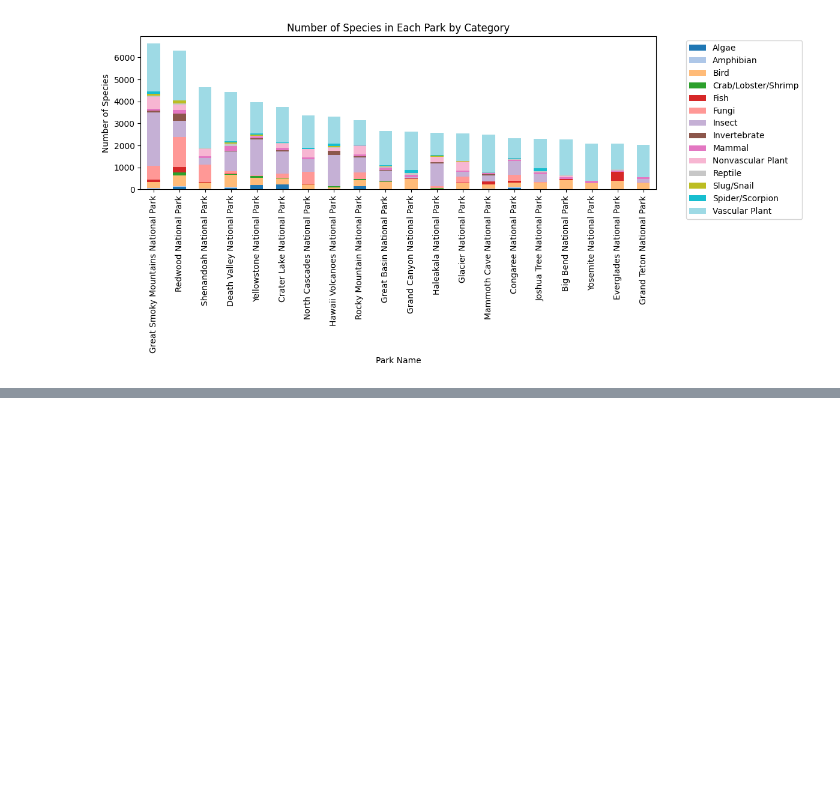
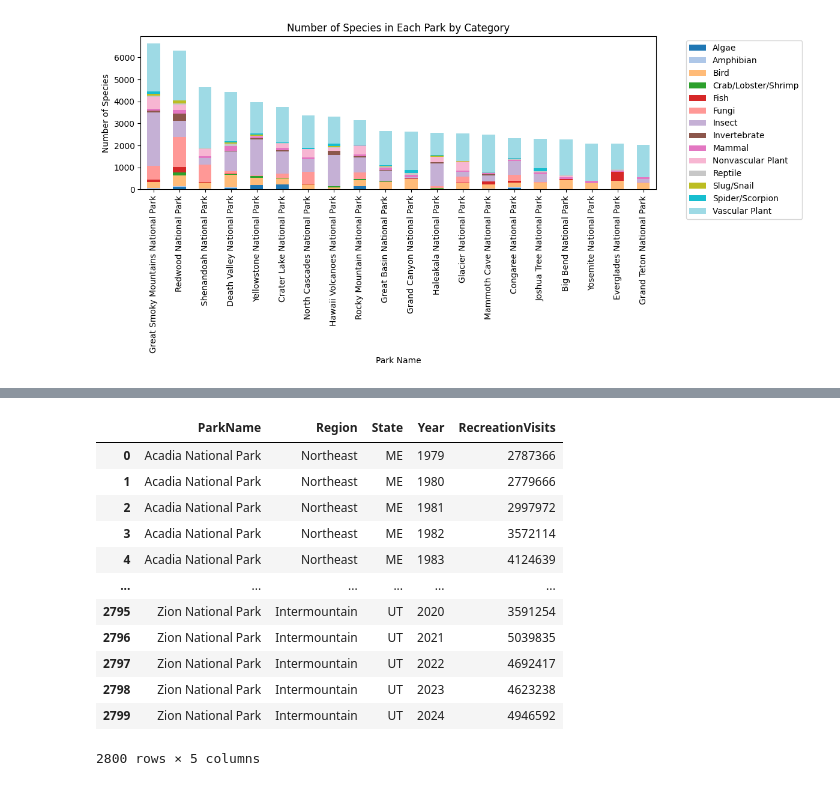
Before and after one commit to elijahsandler/nps-biodiversity, a Jupyter notebook: initial_viz.ipynb, the cells around one changed output, grey strips where cells are left out. Drawn from its saved outputs; the diff is of its cells as text; code cells hidden in the pictures; blank space fills up the shorter version.

Commit message:
Implement data processing for species analysis

```diff
--- a/initial_viz.ipynb
+++ b/initial_viz.ipynb
@@ -149,0 +218,46 @@ fig
+# %%
+visits = pd.read_csv('visits.csv')
+
+
+#  Kings Canyon and Sequoia
+kings_mask = visits['ParkName'] == 'Kings Canyon NP'
+sequoia_mask = visits['ParkName'] == 'Sequoia NP'
+
+# Combine the data for  parks
+combined_data = visits[kings_mask | sequoia_mask].copy()
+
+# Group by year and sum the visits
+combined_grouped = combined_data.groupby('Year').agg({
+    'Region': 'first',
+    'State': 'first',
+    'RecreationVisits': 'sum'
+}).reset_index()
+
+# Add the new park name
+combined_grouped['ParkName'] = 'Sequoia and Kings Canyon National Parks'
+
+# Remove the original Kings Canyon and Sequoia rows
+df_cleaned = visits[~(kings_mask | sequoia_mask)].copy()
+
+# Concatenate with the new combined rows
+df_final = pd.concat([df_cleaned, combined_grouped], ignore_index=True)
+
+# Sort by ParkName and Year to make the dataframe organized
+visits = df_final.sort_values(['ParkName', 'Year']).reset_index(drop=True)
+
+visits['ParkName'] = visits['ParkName'].map(park_name_mapping)
+visits
+# %% [output]
+|  | ParkName | Region | State | Year | RecreationVisits |
+| 0 | Acadia National Park | Northeast | ME | 1979 | 2787366 |
+| 1 | Acadia National Park | Northeast | ME | 1980 | 2779666 |
+| 2 | Acadia National Park | Northeast | ME | 1981 | 2997972 |
+| 3 | Acadia National Park | Northeast | ME | 1982 | 3572114 |
+| 4 | Acadia National Park | Northeast | ME | 1983 | 4124639 |
+| ... | ... | ... | ... | ... | ... |
+| 2795 | Zion National Park | Intermountain | UT | 2020 | 3591254 |
+| 2796 | Zion National Park | Intermountain | UT | 2021 | 5039835 |
+| 2797 | Zion National Park | Intermountain | UT | 2022 | 4692417 |
+| 2798 | Zion National Park | Intermountain | UT | 2023 | 4623238 |
+| 2799 | Zion National Park | Intermountain | UT | 2024 | 4946592 |
+2800 rows × 5 columns
```
Also changed, not shown: parts of 7 cells of this notebook, 1 other file.
